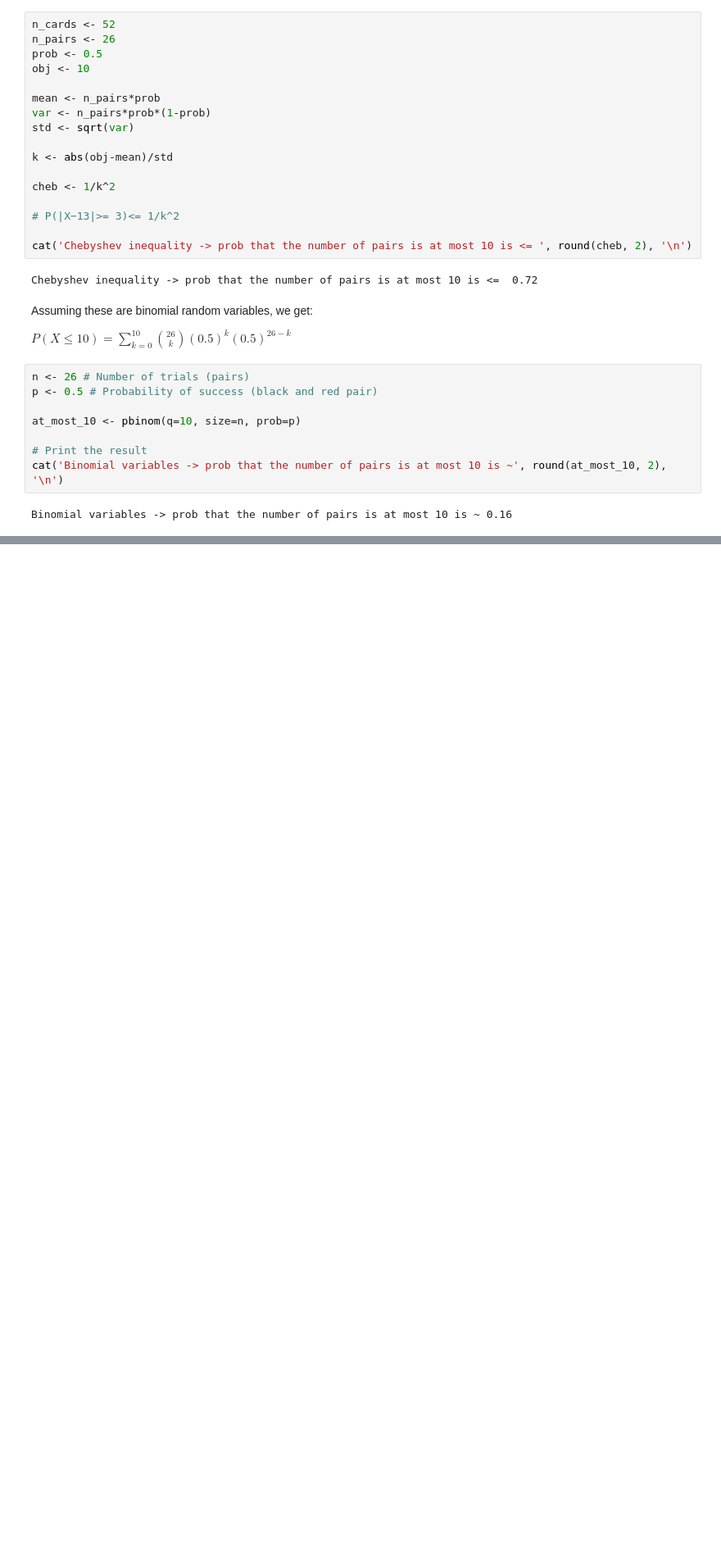
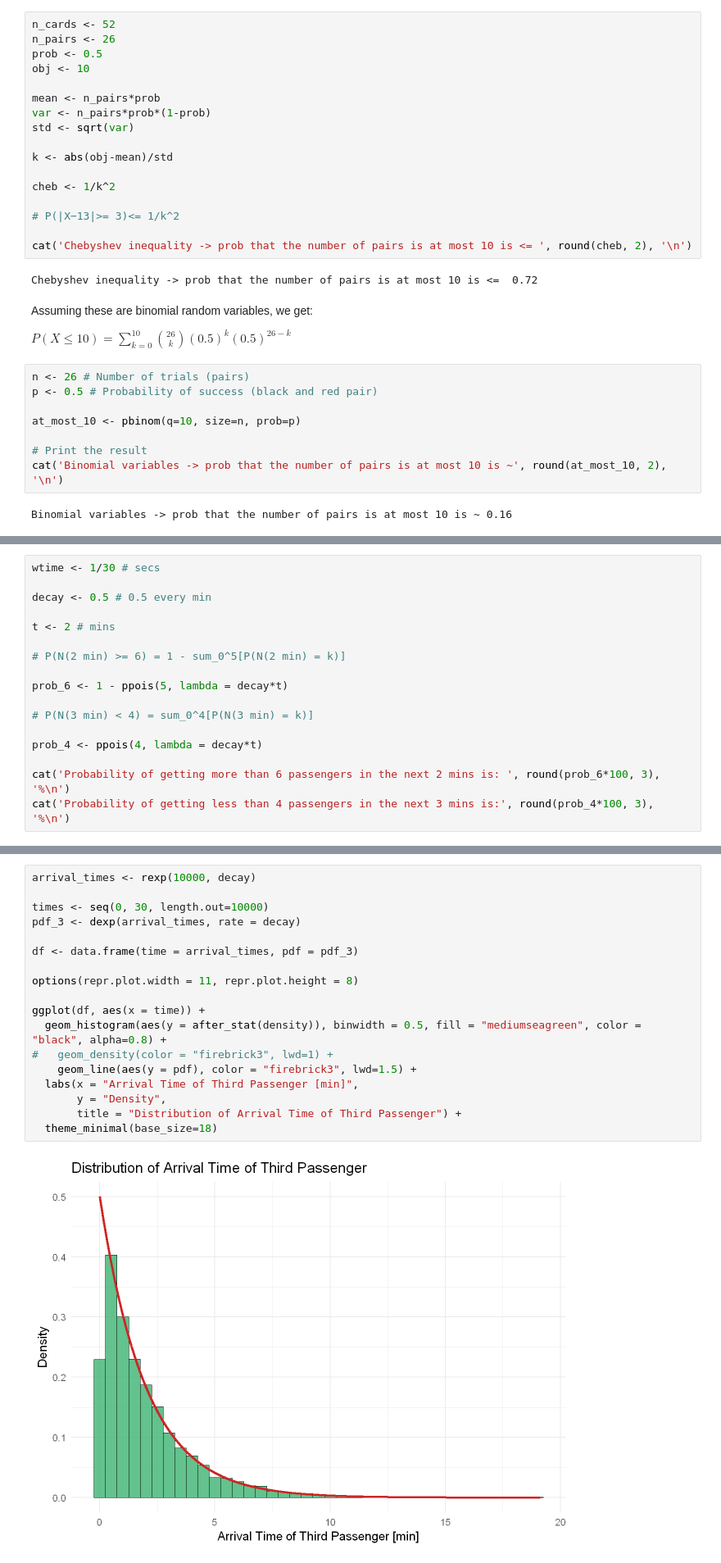
Before and after one commit to Berto70/advstat, a Jupyter notebook: ex2/Bertinelli_Gabriele_Rlab02.ipynb, the cells around one changed output, grey strips where cells are left out. Shown at 82% size. Drawn from its saved outputs; the diff is of its cells as text; blank space fills up the shorter version.

```diff
--- a/ex2/Bertinelli_Gabriele_Rlab02.ipynb
+++ b/ex2/Bertinelli_Gabriele_Rlab02.ipynb
@@ -408,0 +411,17 @@ Binomial variables -> prob that the number of pairs is at most 10 is ~ 0.16
+# %%
+wtime <- 1/30 # secs
+
+decay <- 0.5 # 0.5 every min
+
+t <- 2 # mins
+
+# P(N(2 min) >= 6) = 1 - sum_0^5[P(N(2 min) = k)]
+
+prob_6 <- 1 - ppois(5, lambda = decay*t)
+
+# P(N(3 min) < 4) = sum_0^4[P(N(3 min) = k)]
+
+prob_4 <- ppois(4, lambda = decay*t)
+
+cat('Probability of getting more than 6 passengers in the next 2 mins is: ', round(prob_6*100, 3), '%\n')
+cat('Probability of getting less than 4 passengers in the next 3 mins is:', round(prob_4*100, 3), '%\n')
@@ -408,0 +433,20 @@ Binomial variables -> prob that the number of pairs is at most 10 is ~ 0.16
+# %%
+arrival_times <- rexp(10000, decay)
+
+times <- seq(0, 30, length.out=10000)
+pdf_3 <- dexp(arrival_times, rate = decay)
+
+df <- data.frame(time = arrival_times, pdf = pdf_3)
+
+options(repr.plot.width = 11, repr.plot.height = 8)
+
+ggplot(df, aes(x = time)) +
+  geom_histogram(aes(y = after_stat(density)), binwidth = 0.5, fill = "mediumseagreen", color = "black", alpha=0.8) +
+#   geom_density(color = "firebrick3", lwd=1) +
+	geom_line(aes(y = pdf), color = "firebrick3", lwd=1.5) +
+  labs(x = "Arrival Time of Third Passenger [min]",
+       y = "Density",
+       title = "Distribution of Arrival Time of Third Passenger") +
+  theme_minimal(base_size=18)
+# %% [output]
+[figure, added]
```
Also changed, not shown: parts of 6 cells of this notebook.
